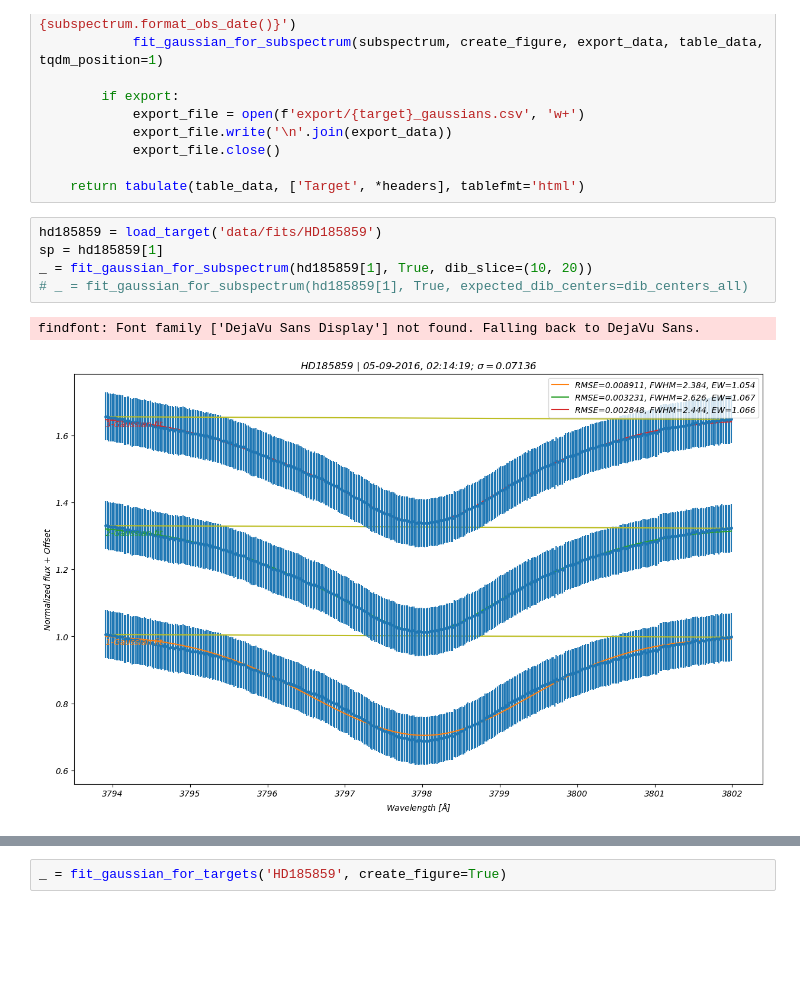
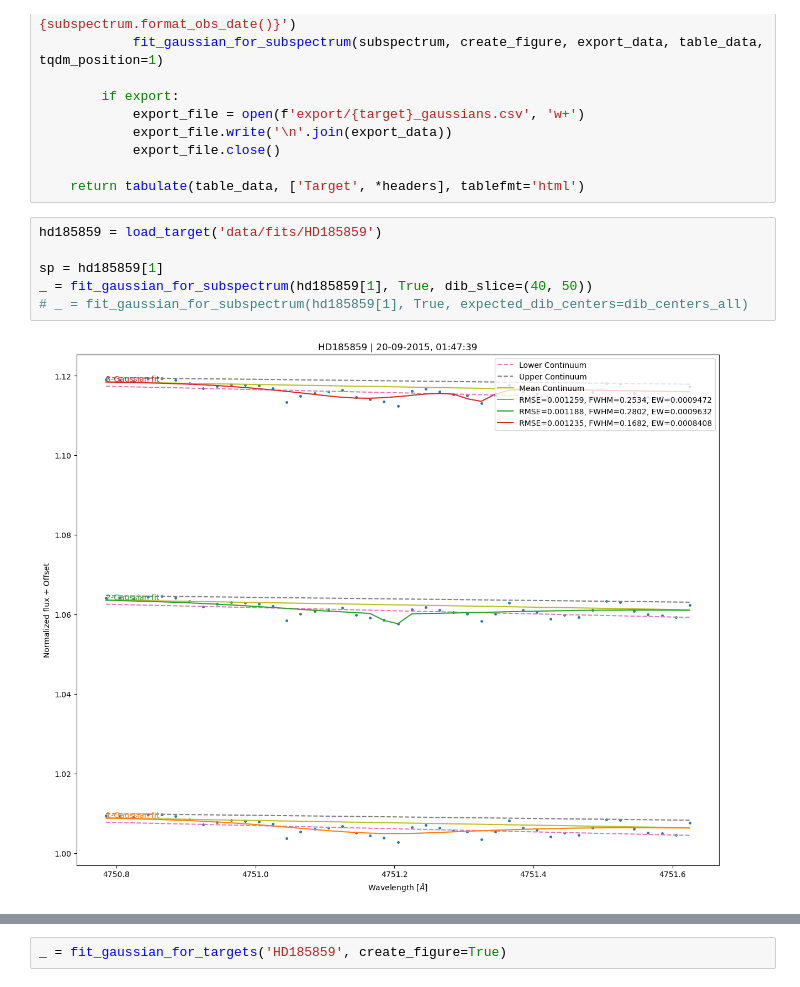
Before and after one commit to JvZeijl/brp-edibles, a Jupyter notebook: gaussian.ipynb, the cells around one changed output, grey strips where cells are left out. Cells and saved outputs as stored; diff of their text form; blank space fills up the shorter version.

```diff
--- a/gaussian.ipynb
+++ b/gaussian.ipynb
@@ -91,9 +91,9 @@ def fit_gaussian_for_targets(targets: list | str, export = False, create_figure
     return tabulate(table_data, ['Target', *headers], tablefmt='html')
 # %%
 hd185859 = load_target('data/fits/HD185859')
+
 sp = hd185859[1]
-_ = fit_gaussian_for_subspectrum(hd185859[1], True, dib_slice=(10, 20))
+_ = fit_gaussian_for_subspectrum(hd185859[1], True, dib_slice=(40, 50))
 # _ = fit_gaussian_for_subspectrum(hd185859[1], True, expected_dib_centers=dib_centers_all)
 # %% [output]
-findfont: Font family ['DejaVu Sans Display'] not found. Falling back to DejaVu Sans.
-[figure, old version]
+[figure, new version]
```
Also changed, not shown: parts of 3 cells of this notebook, 1 other file.
